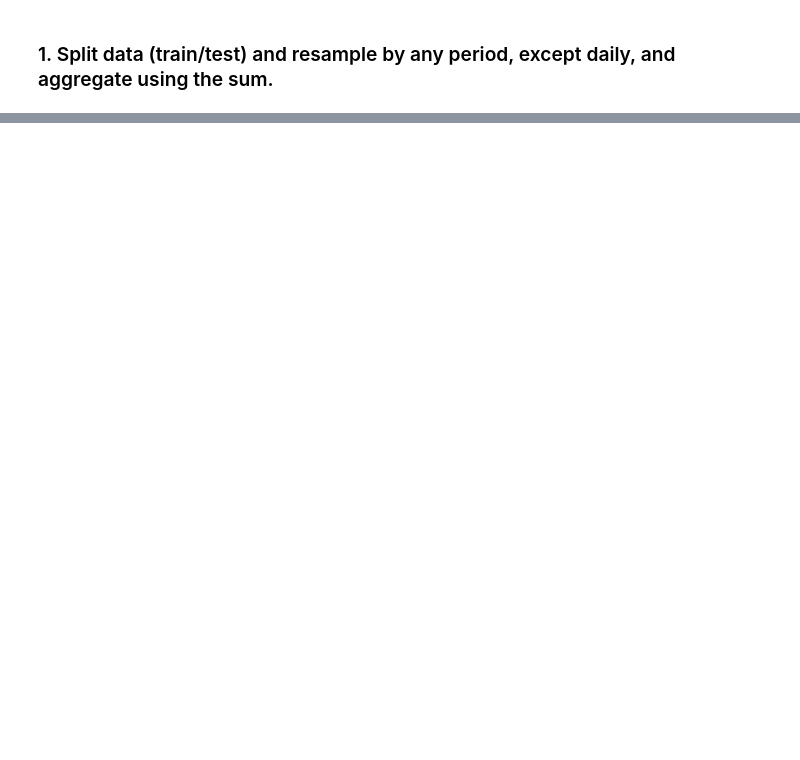
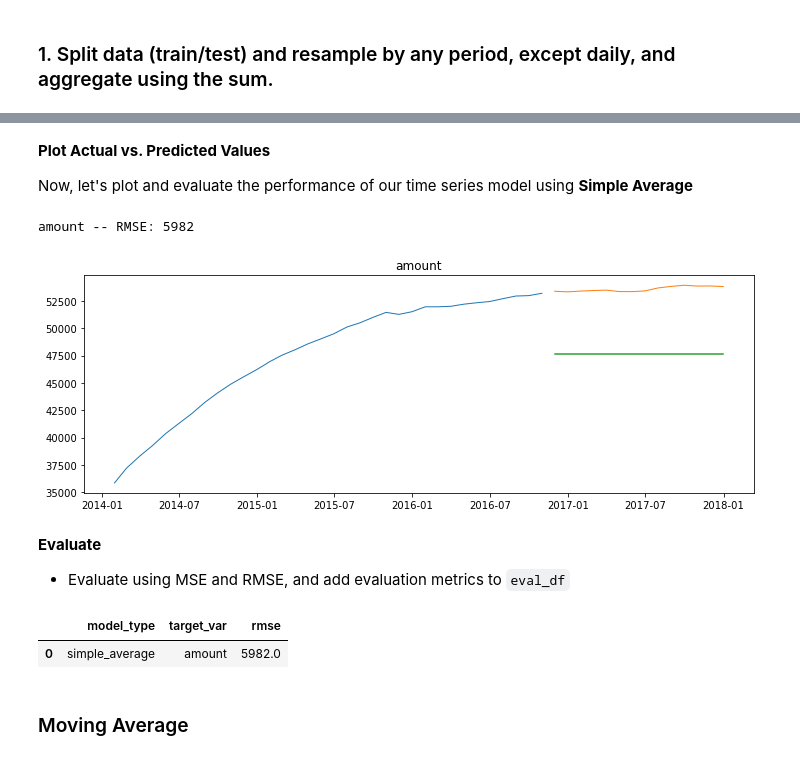
Before and after one commit to cristinalucin/time-series-exercises, a Jupyter notebook: model.ipynb, the cells around one changed output, grey strips where cells are left out. Drawn from its saved outputs; the diff is of its cells as text; code cells hidden in the pictures; blank space fills up the shorter version.

Commit message:
completed model exercises

```diff
--- a/model.ipynb
+++ b/model.ipynb
@@ -46,0 +53,16 @@ df.head()
+# %%
+#These functions have been amended to have a train/test split without validate
+def plot_and_eval(target_var):
+    '''
+    This function takes in the target var name (string), and returns a plot
+    of the values of train for that variable, validate, and the predicted values from yhat_df.
+    it will als lable the rmse.
+    '''
+    plt.figure(figsize = (12,4))
+    plt.plot(train[target_var], label='Train', linewidth=1)
+    plt.plot(test[target_var], label='Test', linewidth=1)
+    plt.plot(yhat_df[target_var])
+    plt.title(target_var)
+    rmse = evaluate(target_var)
+    print(target_var, '-- RMSE: {:.0f}'.format(rmse))
+    plt.show()
@@ -124,0 +186,5 @@ dtype: int64
+# %%
+#Split the Data
+#Set train size to by 70 percent of total
+train_size = int(round(df_resampled.shape[0] * 0.7))
+train_size
@@ -124,0 +210,3 @@ dtype: int64
+# %%
+# train will go from 0 to 33
+train = df_resampled[:train_size]
@@ -124,0 +292,24 @@ dtype: int64
+# %% [markdown]
+**Plot Actual vs. Predicted Values**
+
+Now, let's plot and evaluate the performance of our time series model using **Simple Average**
+# %%
+for col in train.columns:
+    plot_and_eval(col)
+# %% [output]
+amount -- RMSE: 5982
+[figure, added]
+# %% [markdown]
+**Evaluate**
+
+* Evaluate using MSE and RMSE, and add evaluation metrics to `eval_df`
+# %%
+for col in train.columns:
+    eval_df = append_eval_df(model_type='simple_average',
+                            target_var = col)
+eval_df
+# %% [output]
+|  | model_type | target_var | rmse |
+| 0 | simple_average | amount | 5982.0 |
+# %% [markdown]
+### Moving Average
```
Also changed, not shown: parts of 62 cells of this notebook, 1 other file.
